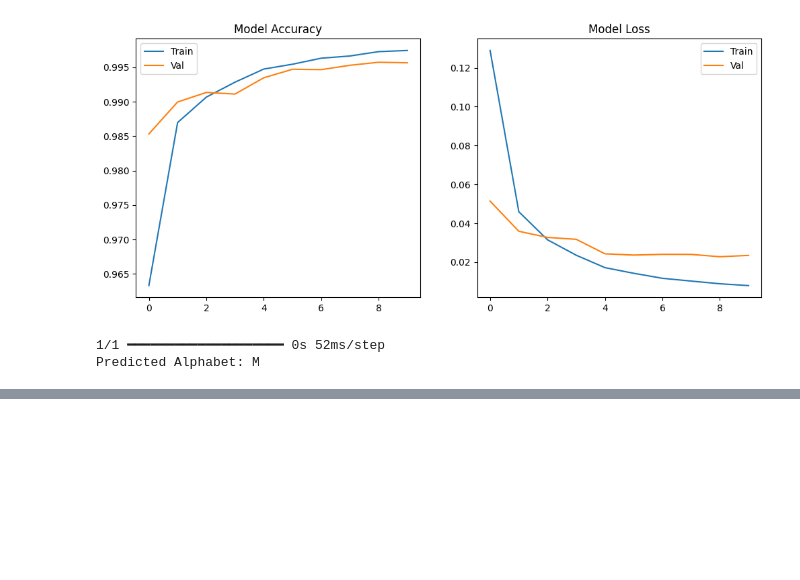
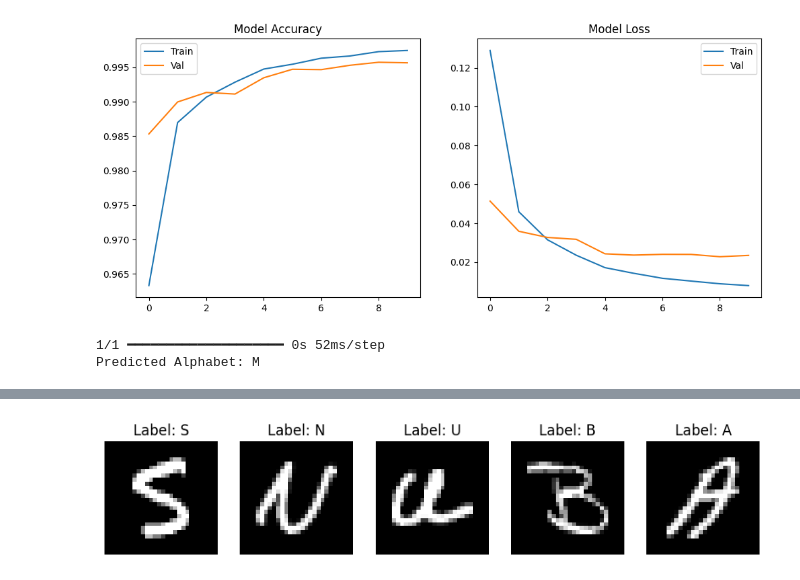
Before and after one commit to chandan11248/deep-learning, a Jupyter notebook: Handwriting_recognization_model.ipynb, the cells around one changed output, grey strips where cells are left out. Cells and saved outputs as stored; diff of their text form; code cells hidden in the pictures; blank space fills up the shorter version.

```diff
--- a/Handwriting_recognization_model.ipynb
+++ b/Handwriting_recognization_model.ipynb
@@ -143,0 +150,15 @@ Predicted Alphabet: M
+# %%
+# Select a few images to display
+num_images_to_display = 5
+random_indices = np.random.choice(X_train.shape[0], num_images_to_display, replace=False)
+
+plt.figure(figsize=(10, 5))
+for i, index in enumerate(random_indices):
+    plt.subplot(1, num_images_to_display, i + 1)
+    plt.imshow(X_train[index].reshape(28, 28), cmap='gray')
+    plt.title(f"Label: {chr(np.argmax(y_train[index]) + 65)}")
+    plt.axis('off')
+
+plt.show()
+# %% [output]
+[figure, added]
```
Also changed, not shown: parts of 2 cells of this notebook.
